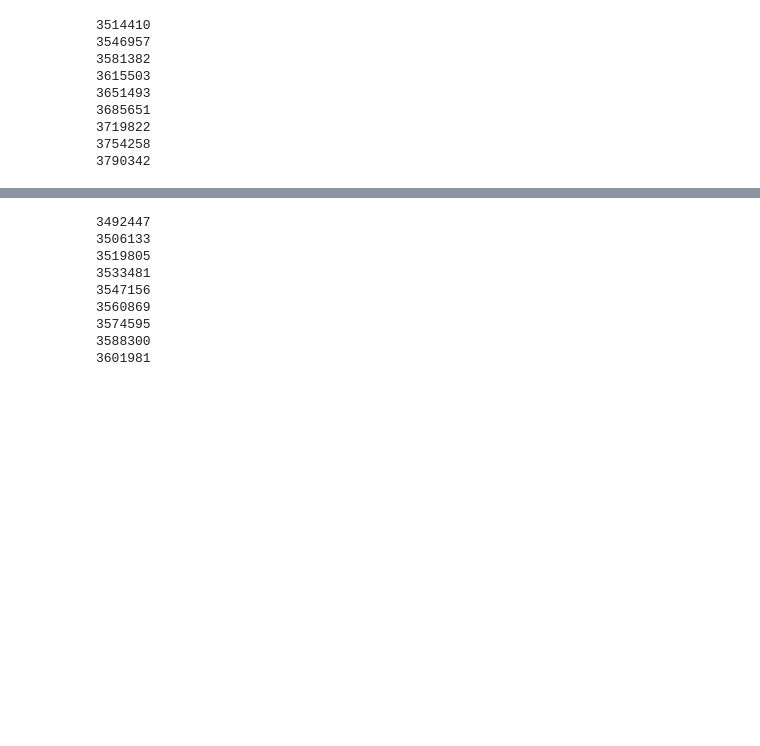
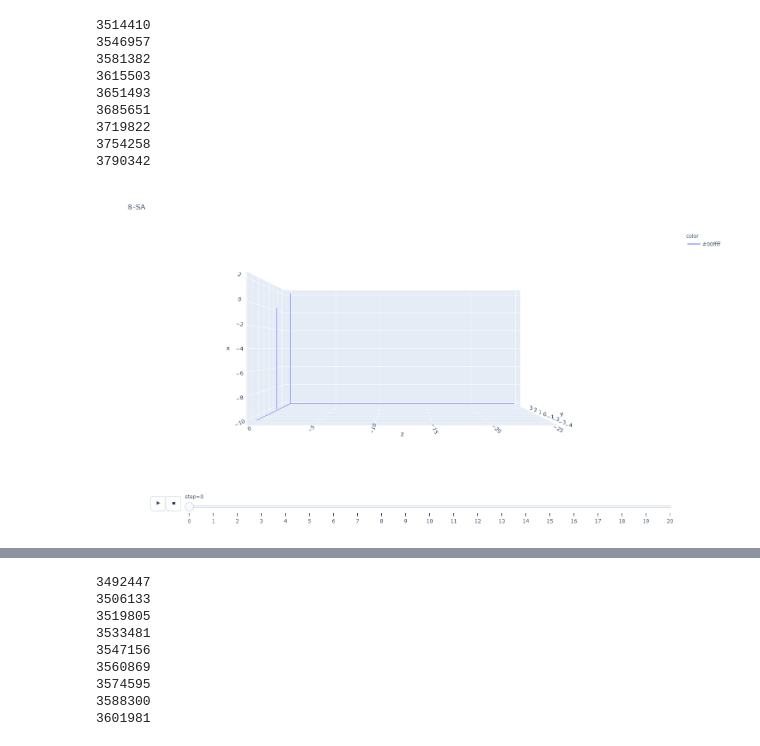
Before and after one commit to listenzcc/MotionAnalysis, a Jupyter notebook: animination/Untitled.ipynb, the cells around one changed output, grey strips where cells are left out. Saved outputs shown, nothing was run; the diff lists cells and outputs as text; code cells hidden in the pictures; blank space fills up the shorter version.

```diff
--- a/animination/Untitled.ipynb
+++ b/animination/Untitled.ipynb
@@ -344,3 +345,7 @@ with open('motion_animation_tmp.html', 'w') as f:
 3719822
 3754258
 3790342
+# %%
+fig
+# %% [output]
+[figure, added]
```
Also changed, not shown: parts of 2 cells of this notebook, 7 other files.
